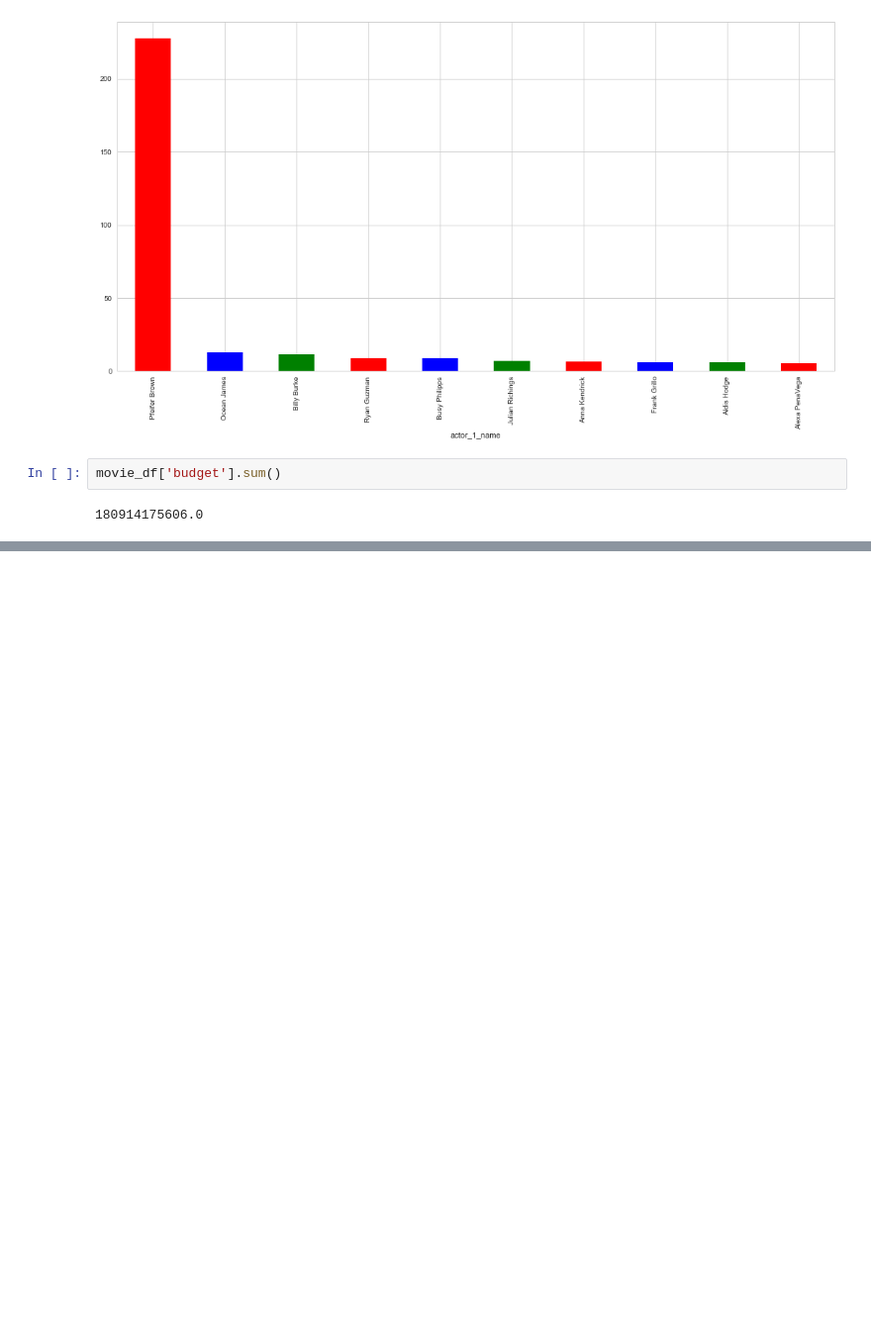
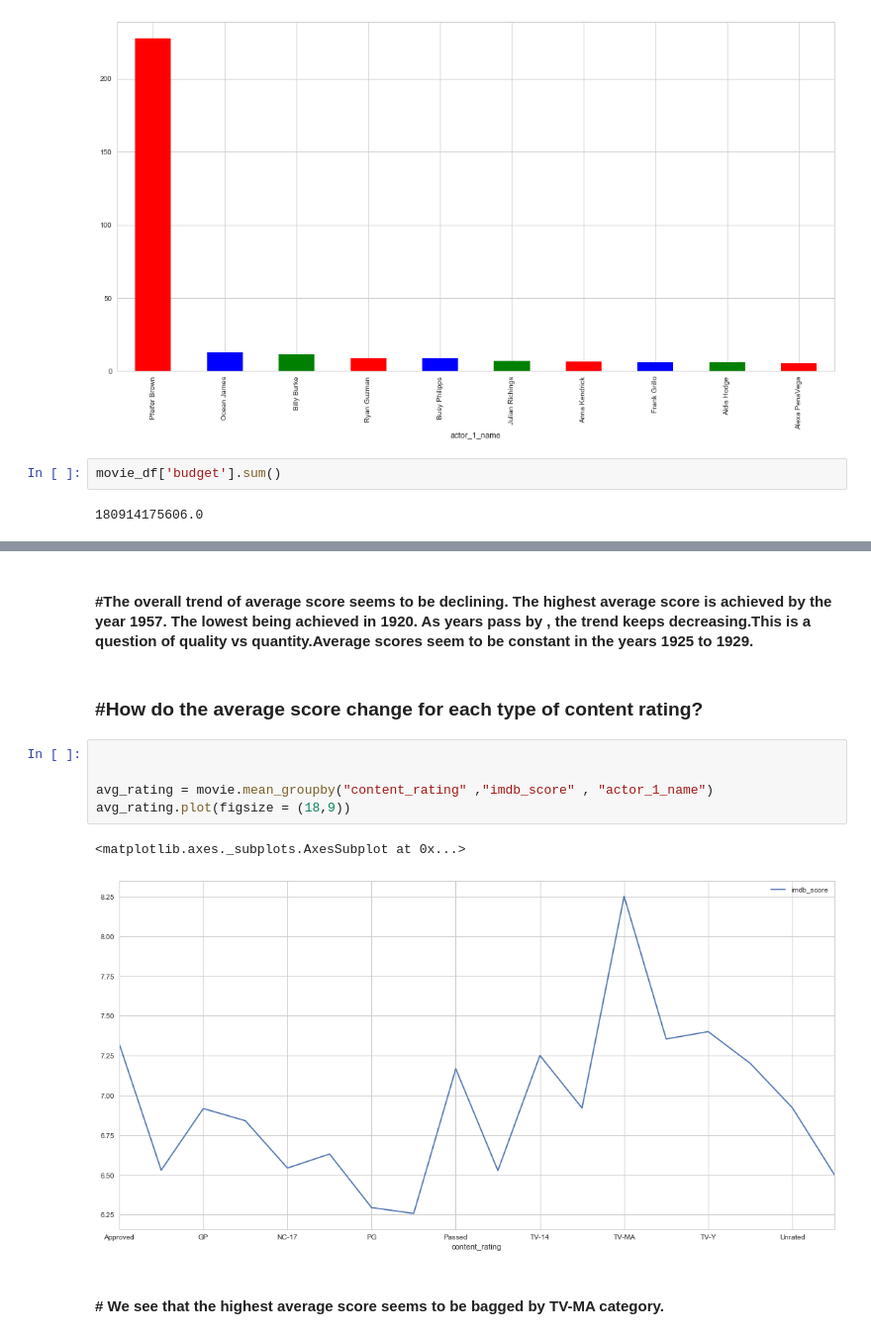
Before and after one commit to Arjun-Pythonista/IMDB-5000-Movies-Data-Analysis--Arjun, a Jupyter notebook: IMDB_5000-Movies Data Analysis- Arjun.ipynb, the cells around one changed output, grey strips where cells are left out. Shown at 99% size. Drawn from its saved outputs; the diff is of its cells as text; blank space fills up the shorter version.

```diff
--- a/IMDB_5000-Movies Data Analysis- Arjun.ipynb
+++ b/IMDB_5000-Movies Data Analysis- Arjun.ipynb
@@ -544,0 +563,14 @@ movie_df['budget'].sum()
+# %% [markdown]
+#### #The overall trend of average score seems to be declining. The highest average score is achieved by the year 1957. The lowest being achieved in 1920. As years pass by , the trend keeps decreasing.This is a question of quality vs quantity.Average scores seem to be constant in the years 1925 to 1929.
+# %% [markdown]
+### #How do the average score change for each type of content rating?
+# %%
+
+
+avg_rating = movie.mean_groupby("content_rating" ,"imdb_score" , "actor_1_name")
+avg_rating.plot(figsize = (18,9))
+# %% [output]
+<matplotlib.axes._subplots.AxesSubplot at 0x...>
+[figure, added]
+# %% [markdown]
+#### # We see that the highest average score seems to be bagged by TV-MA category.
```
Also changed, not shown: parts of 5 cells of this notebook.
